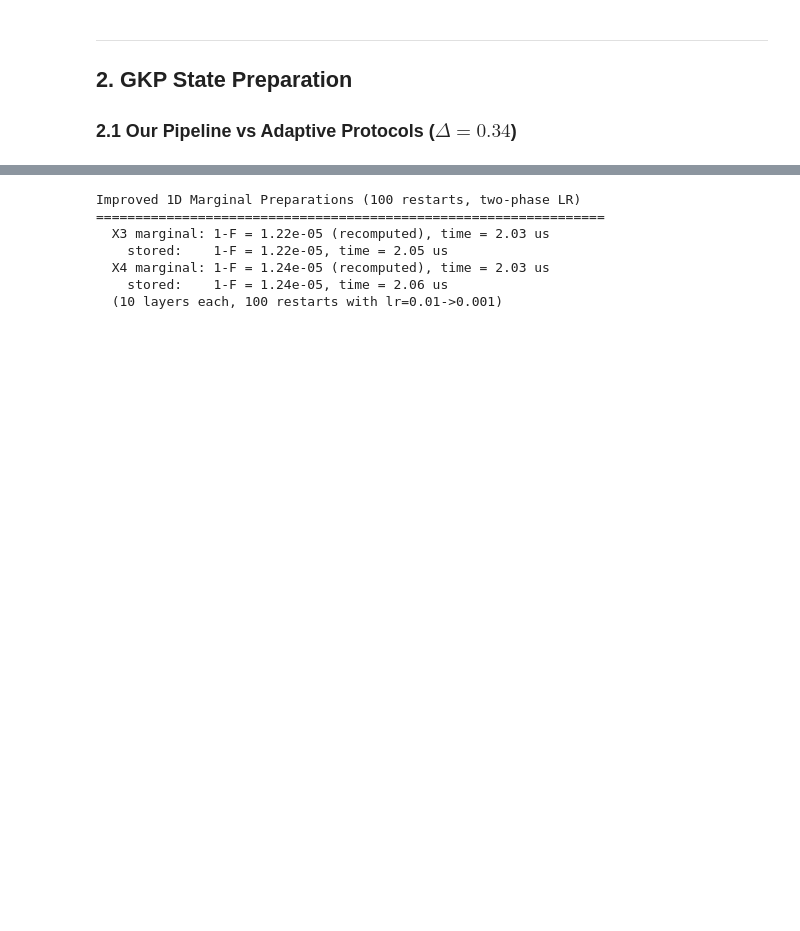
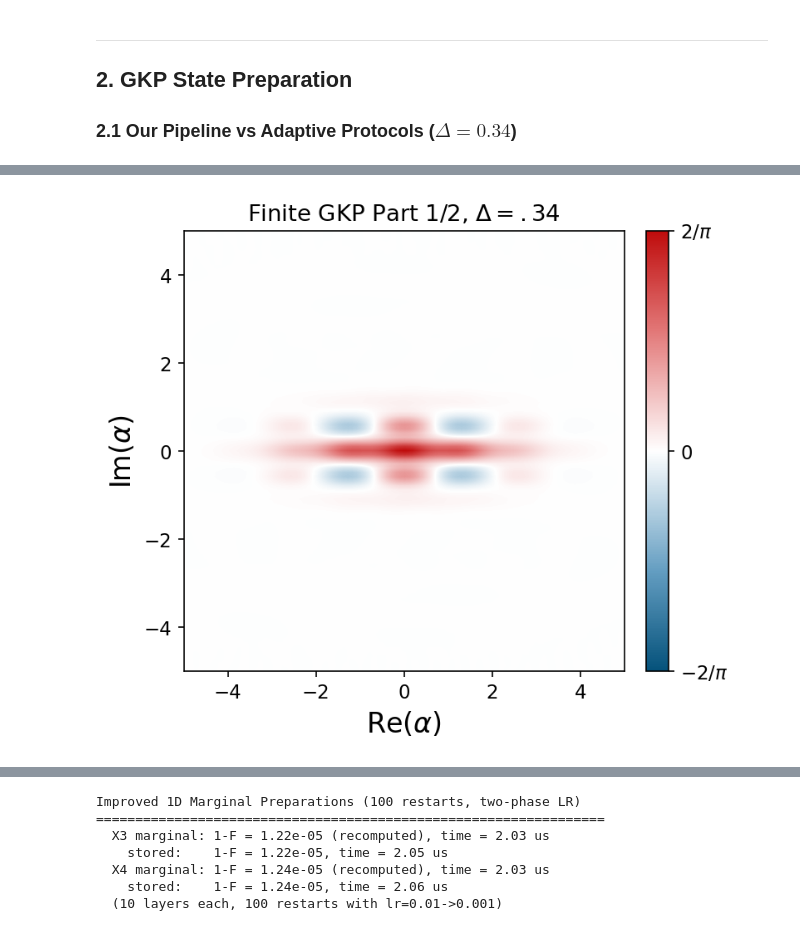
Before and after one commit to connorblake1/coherax, a Jupyter notebook: aggregated_results.ipynb, the cells around one changed output, grey strips where cells are left out. Cells and saved outputs as stored; diff of their text form; code cells hidden in the pictures; blank space fills up the shorter version.

Commit message:
adding some coherent floating basis plots

```diff
--- a/aggregated_results.ipynb
+++ b/aggregated_results.ipynb
@@ -102,6 +102,22 @@ def fock_pipeline_fidelity(prep_params, transfer_params, target_dm):
     rho_prep = apply_kraus_map(traceout_unitary(compose_ECD_layers(prep_params)), vacuum)
     rho_final = apply_kraus_map(traceout_unitary(compose_ECD_layers(transfer_params)), rho_prep)
     return float(jnp.real(dqtrace(rho_final @ target_dm))) # evaluated in Fock basis
+
+def determine_purity(prep_params, transfer_params, target_dm):
+    vacuum = dqfock_dm(GKP_N, 0)
+    vacuum_prod = dqtensor(vacuum,dqfock_dm(2,0))
+    U_1 = compose_ECD_layers(prep_params)
+    full_state_prep = U_1@vacuum_prod@dqdag(U_1)
+    oscillator_state_1 = dqptrace(full_state_prep,0,(GKP_N,2))
+    qubit_state_1 = dqptrace(full_state_prep,1,(GKP_N,2))
+    print("Intermediate 'Traceout' Purity",jnp.trace(qubit_state_1@qubit_state_1))
+    full_state_2 = dqtensor(oscillator_state_1,dqfock_dm(2,0))
+    U_2 = compose_ECD_layers(transfer_params)
+    full_state_transfer = U_2@full_state_2@dqdag(U_2)
+    oscillator_state_2 = dqptrace(full_state_transfer,0,(GKP_N,2))
+    qubit_state_2 = dqptrace(full_state_2,1,(GKP_N,2))
+    print("Final 'Traceout' Purity",jnp.trace(qubit_state_2@qubit_state_2))
+    return float(jnp.real(dqtrace(oscillator_state_2 @ target_dm))) # evaluated in Fock basis
 
 # State preparation comparison table
 # Load our pipeline params and recompute fidelity + time
@@ -149,80 +165,8 @@ best_x3_params = jnp.array([[-2.0579402e+00+0.38701245j,  1.5707556e+00+0.j,
         -9.0707445e-01+0.j,  0.0000000e+00+0.j],
        [-1.8769559e-01+0.1772789j,   3.6032003e-01+0.j,
          2.0466499e+00+0.j,  0.0000000e+00+0.j]])
-
-best_x3_to_x3y3_params = jnp.array([[ 6.1753613e-01-0.84287053j,  4.0411391e+00+0.j,
-         1.5719868e+00+0.j,  0.0000000e+00+0.j],
-       [-3.4556678e-01-0.4604759j,  3.8148098e+00+0.j,
-         3.1364772e+00+0.j,  0.0000000e+00+0.j],
-       [ 2.1055767e-01+1.2310678j,  3.1419578e+00+0.j,
-         5.8663082e+00+0.j,  0.0000000e+00+0.j],
-       [-7.2116482e-01-0.04306981j,  6.2836967e+00+0.j,
-         4.5455742e+00+0.j,  0.0000000e+00+0.j],
-       [ 9.9995390e-02-1.1875212j,  1.1214247e-03+0.j,
-         2.5381348e+00+0.j,  0.0000000e+00+0.j],
-       [-1.0805759e+00+0.03919644j,  2.1982931e-03+0.j,
-         6.3258410e-01+0.j,  0.0000000e+00+0.j],
-       [ 7.0805305e-01-1.2097236j, -1.9601830e-03+0.j,
-         1.7577244e+00+0.j,  0.0000000e+00+0.j],
-       [-5.1329660e-01-0.02206188j,  3.3551030e-04+0.j,
-         1.5537609e+00+0.j,  0.0000000e+00+0.j],
-       [-6.8227005e-01-0.07938472j,  3.8828955e-03+0.j,
-         6.9543296e-01+0.j,  0.0000000e+00+0.j],
-       [ 4.9171072e-01+1.2902572j,  3.1401591e+00+0.j,
-         3.5773320e+00+0.j,  0.0000000e+00+0.j],
-       [ 2.3351027e-01+1.2533727j,  3.3745021e-04+0.j,
-         7.0419607e+00+0.j,  0.0000000e+00+0.j],
-       [-1.6854351e+00+0.8222422j, -1.7844107e-02+0.j,
-         4.9640427e+00+0.j,  0.0000000e+00+0.j],
-       [ 2.2259741e+00-0.8082298j,  6.1698675e+00+0.j,
-         3.1592109e+00+0.j,  0.0000000e+00+0.j]])
-
-# Build Fock-basis GKP(3,3) target for cross-validation
-gkp3_034 = gkp_coherent_dm(mu=0, N_trunc=3, Delta=Delta_034, lattice="square")
-rho_gkp3_fock = gkp3_034.to_fock_basis()
-
-# Recompute pipeline fidelity (vacuum -> X3 prep -> X3Y3 transfer -> compare)
-PIPELINE_F = fock_pipeline_fidelity(best_x3_params, best_x3_to_x3y3_params, rho_gkp3_fock)
-PIPELINE_1F = 1.0 - PIPELINE_F
-PIPELINE_T = float(circuit_params_to_time(best_x3_params) * 1e6) + \
-             float(circuit_params_to_time(best_x3_to_x3y3_params) * 1e6)
-PIPELINE_LAYERS = best_x3_params.shape[0] + best_x3_to_x3y3_params.shape[0]
-
-# Also build the pipeline output density matrix (needed for stabilizer cell)
-vacuum = dqfock_dm(GKP_N, 0)
-rho_x3_ideal = gkp_x3.to_fock_basis()
-rho_x3y3_pipeline = apply_kraus_map(
-    traceout_unitary(compose_ECD_layers(best_x3_to_x3y3_params)), rho_x3_ideal)
-
-print(f'X3Y3 pipeline: F = {PIPELINE_F:.6f}, 1-F = {PIPELINE_1F:.2e}, '
-      f'{PIPELINE_LAYERS} layers, T = {PIPELINE_T:.2f} us  (recomputed)')
-
-# Paper-sourced constants (cannot recompute: different codebases/protocols)
-EICKBUSCH_1F = 9.08e-3   # Eickbusch ECD, 10 layers, Delta=0.34
-EICKBUSCH_T  = 2.41      # us
-GCR_1F       = 5.0e-4    # GCR 2 rounds post-selected, Delta=0.34
-GCR_T        = 8.06      # us
-SBS_1F       = 3.4e-3    # SBS 20 rounds, Delta=0.34
-SBS_T        = 19.88     # us
-
-print('\nGKP State Preparation Comparison (Delta=0.34)')
-print('=' * 75)
-print(f'{"Protocol":<22s} {"Type":<10s} {"Layers":<8s} {"1-F":<12s} {"Time (us)":<10s}')
-print('-' * 75)
-
-prep_data = [
-    ('Our X3Y3 pipeline',  'Fixed',    PIPELINE_LAYERS, PIPELINE_1F, PIPELINE_T, '(recomputed)'),
-    ('  X3 1D marginal',   'Fixed',    10, 1-c1_fid,    c1_time,     '(recomputed)'),
-    ('  X4 1D marginal',   'Fixed',    10, 1-c2_fid,    c2_time,     '(recomputed)'),
-    ('Eickbusch ECD',      'Fixed',    10, EICKBUSCH_1F, EICKBUSCH_T, '(paper)'),
-    ('GCR (2 rounds)',     'Adaptive',  2, GCR_1F,       GCR_T,       '(paper)'),
-    ('SBS (20 rounds)',    'Adaptive', 20, SBS_1F,       SBS_T,       '(paper)'),
-]
-
-for name, typ, layers, infid, time, src in prep_data:
-    print(f'{name:<22s} {typ:<10s} {layers:<8d} {infid:<12.2e} {time:<10.2f}  {src}')
-
-print()
-print('Key: Our pipeline is 1.7x faster than GCR, 4.1x faster than SBS,')
-print('     with comparable error-correcting quality (matched stabilizer expectations).')
+dq.plot.wigner(apply_kraus_map(traceout_unitary(compose_ECD_layers(best_x3_params)),dqfock_dm(GKP_N,0)))
+plt.title(rf"Finite GKP Part 1/2, $\Delta = .34$")
+plt.xlabel(rf"Re($\alpha$)",fontsize=16)
+plt.ylabel(rf"Im($\alpha$)",fontsize=16)
 # %% [output]
@@ -243,0 +174 @@ Key: Our pipeline is 1.7x faster than GCR, 4.1x faster than SBS,
+[figure, added]
```
Also changed, not shown: parts of 23 cells of this notebook, 5 other files.
